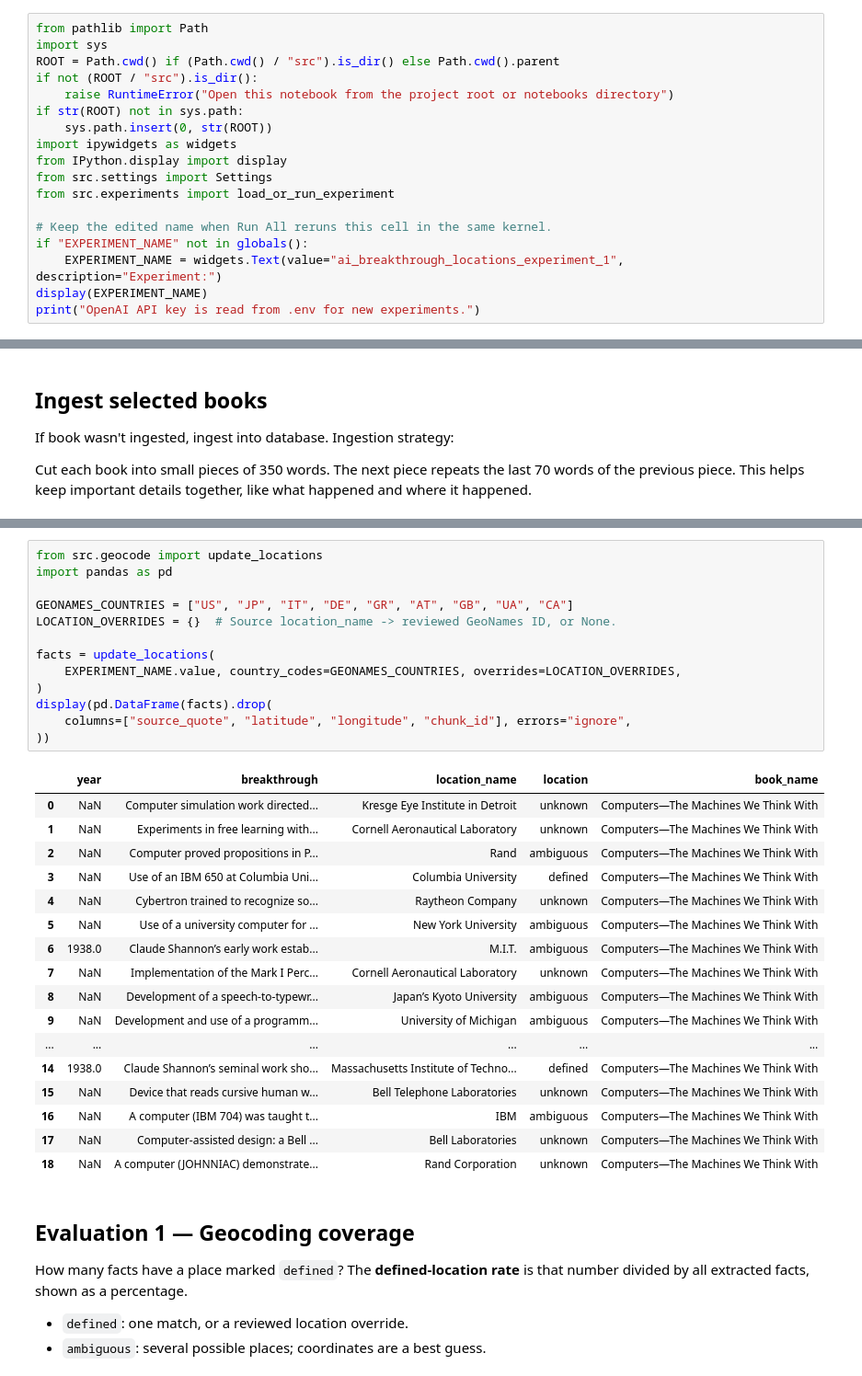
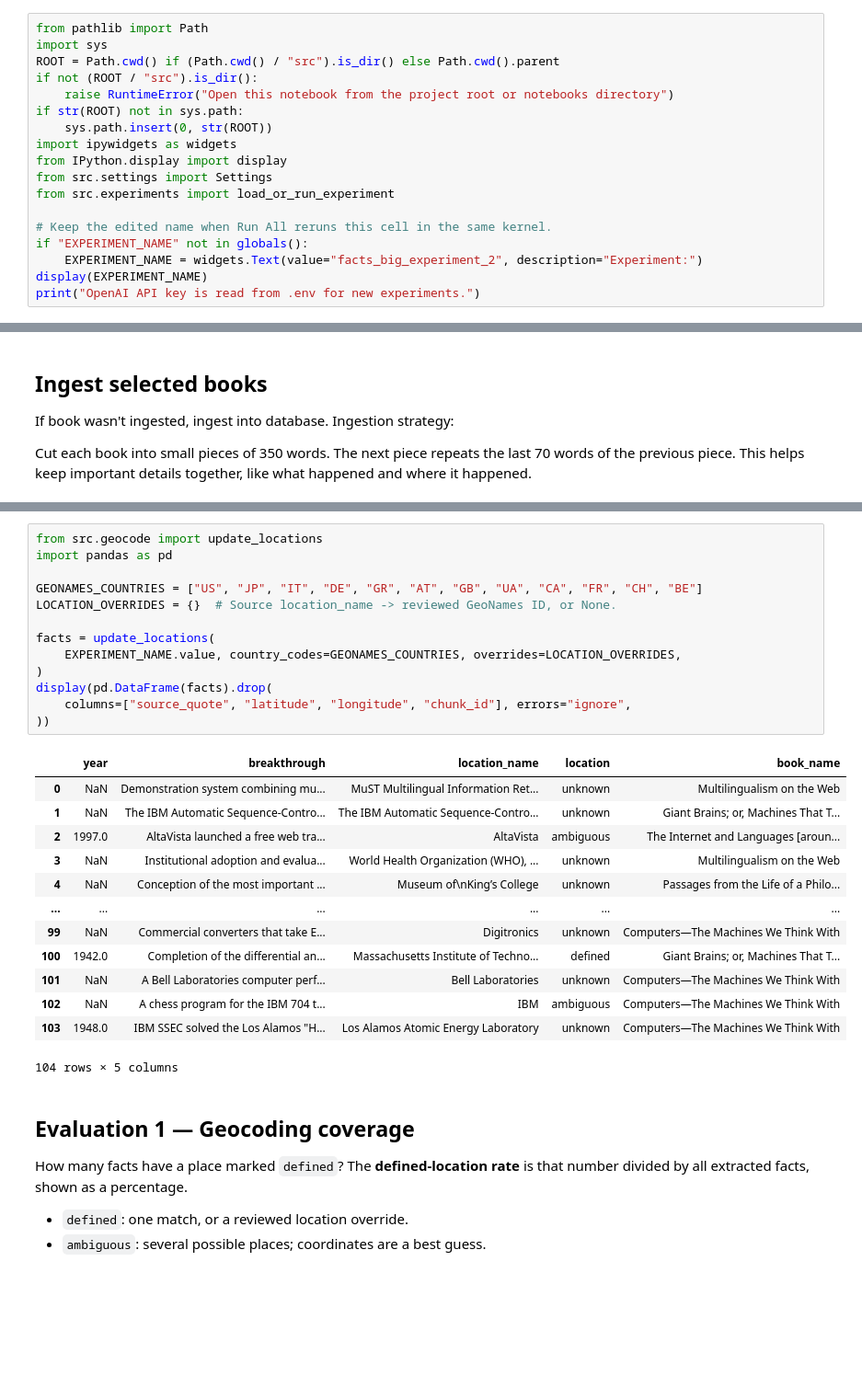
Before and after one commit to dmytro-mikheiev/ai-breakthrough-atlas, a Jupyter notebook: notebooks/analysis.ipynb, the cells around one changed output, grey strips where cells are left out. Shown at 92% size. Cells and saved outputs as stored; diff of their text form; blank space fills up the shorter version.

```diff
--- a/notebooks/analysis.ipynb
+++ b/notebooks/analysis.ipynb
@@ -23,7 +23,7 @@ from src.experiments import load_or_run_experiment
 
 # Keep the edited name when Run All reruns this cell in the same kernel.
 if "EXPERIMENT_NAME" not in globals():
-    EXPERIMENT_NAME = widgets.Text(value="ai_breakthrough_locations_experiment_1", description="Experiment:")
+    EXPERIMENT_NAME = widgets.Text(value="facts_big_experiment_2", description="Experiment:")
 display(EXPERIMENT_NAME)
 print("OpenAI API key is read from .env for new experiments.")
 # %% [output]
@@ -224,34 +228,30 @@ Data: [GeoNames, CC BY 4.0](https://www.geonames.org/).
 # %%
 from src.geocode import update_locations
 import pandas as pd
 
-GEONAMES_COUNTRIES = ["US", "JP", "IT", "DE", "GR", "AT", "GB", "UA", "CA"]
+GEONAMES_COUNTRIES = ["US", "JP", "IT", "DE", "GR", "AT", "GB", "UA", "CA", "FR", "CH", "BE"]
 LOCATION_OVERRIDES = {}  # Source location_name -> reviewed GeoNames ID, or None.
 
 facts = update_locations(
     EXPERIMENT_NAME.value, country_codes=GEONAMES_COUNTRIES, overrides=LOCATION_OVERRIDES,
 )
 display(pd.DataFrame(facts).drop(
     columns=["source_quote", "latitude", "longitude", "chunk_id"], errors="ignore",
 ))
 # %% [output]
 |  | year | breakthrough | location_name | location | book_name |
-| 0 | NaN | Computer simulation work directed... | Kresge Eye Institute in Detroit | unknown | Computers—The Machines We Think With |
-| 1 | NaN | Experiments in free learning with... | Cornell Aeronautical Laboratory | unknown | Computers—The Machines We Think With |
-| 2 | NaN | Computer proved propositions in P... | Rand | ambiguous | Computers—The Machines We Think With |
-| 3 | NaN | Use of an IBM 650 at Columbia Uni... | Columbia University | defined | Computers—The Machines We Think With |
-| 4 | NaN | Cybertron trained to recognize so... | Raytheon Company | unknown | Computers—The Machines We Think With |
-| 5 | NaN | Use of a university computer for ... | New York University | ambiguous | Computers—The Machines We Think With |
-| 6 | 1938.0 | Claude Shannon’s early work estab... | M.I.T. | ambiguous | Computers—The Machines We Think With |
-| 7 | NaN | Implementation of the Mark I Perc... | Cornell Aeronautical Laboratory | unknown | Computers—The Machines We Think With |
-| 8 | NaN | Development of a speech-to-typewr... | Japan’s Kyoto University | ambiguous | Computers—The Machines We Think With |
-| 9 | NaN | Development and use of a programm... | University of Michigan | ambiguous | Computers—The Machines We Think With |
+| 0 | NaN | Demonstration system combining mu... | MuST Multilingual Information Ret... | unknown | Multilingualism on the Web |
+| 1 | NaN | The IBM Automatic Sequence-Contro... | The IBM Automatic Sequence-Contro... | unknown | Giant Brains; or, Machines That T... |
+| 2 | 1997.0 | AltaVista launched a free web tra... | AltaVista | ambiguous | The Internet and Languages [aroun... |
+| 3 | NaN | Institutional adoption and evalua... | World Health Organization (WHO), ... | unknown | Multilingualism on the Web |
+| 4 | NaN | Conception of the most important ... | Museum of\nKing’s College | unknown | Passages from the Life of a Philo... |
 | ... | ... | ... | ... | ... | ... |
-| 14 | 1938.0 | Claude Shannon’s seminal work sho... | Massachusetts Institute of Techno... | defined | Computers—The Machines We Think With |
-| 15 | NaN | Device that reads cursive human w... | Bell Telephone Laboratories | unknown | Computers—The Machines We Think With |
-| 16 | NaN | A computer (IBM 704) was taught t... | IBM | ambiguous | Computers—The Machines We Think With |
-| 17 | NaN | Computer-assisted design: a Bell ... | Bell Laboratories | unknown | Computers—The Machines We Think With |
-| 18 | NaN | A computer (JOHNNIAC) demonstrate... | Rand Corporation | unknown | Computers—The Machines We Think With |
+| 99 | NaN | Commercial converters that take E... | Digitronics | unknown | Computers—The Machines We Think With |
+| 100 | 1942.0 | Completion of the differential an... | Massachusetts Institute of Techno... | defined | Giant Brains; or, Machines That T... |
+| 101 | NaN | A Bell Laboratories computer perf... | Bell Laboratories | unknown | Computers—The Machines We Think With |
+| 102 | NaN | A chess program for the IBM 704 t... | IBM | ambiguous | Computers—The Machines We Think With |
+| 103 | 1948.0 | IBM SSEC solved the Los Alamos "H... | Los Alamos Atomic Energy Laboratory | unknown | Computers—The Machines We Think With |
+104 rows × 5 columns
 # %% [markdown]
 ## Evaluation 1 — Geocoding coverage
 
```
Also changed, not shown: parts of 6 cells of this notebook, 19 other files.
